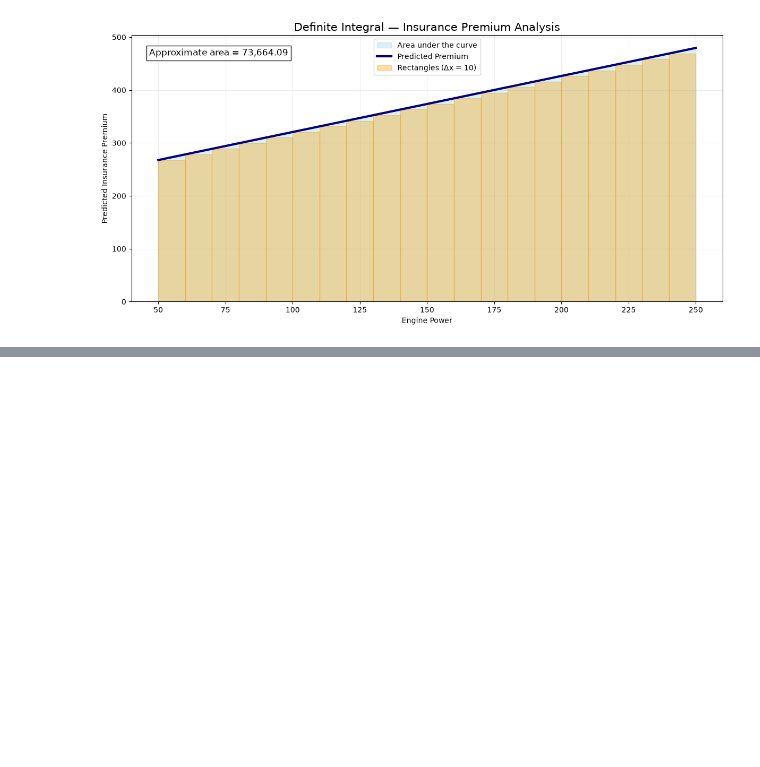
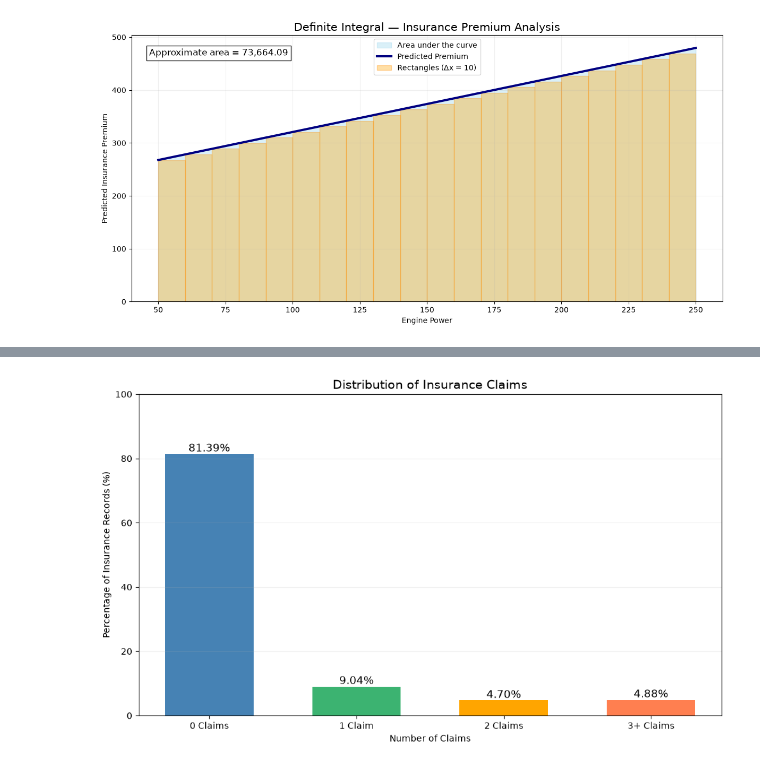
Before and after one commit to KaloyanBratovanov/motor_insurance_risk_analysis, a Jupyter notebook: motor_insurance_risk_analysis.ipynb, the cells around one changed output, grey strips where cells are left out. Cells and saved outputs as stored; diff of their text form; code cells hidden in the pictures; blank space fills up the shorter version.

Commit message:
Add probability and statistics analysis

```diff
--- a/motor_insurance_risk_analysis.ipynb
+++ b/motor_insurance_risk_analysis.ipynb
@@ -576,0 +614,17 @@ plt.show()
+# %%
+# Select records with available claim information
+claims_data = df['N_claims_year'].dropna()
+
+# Count records with at least one insurance claim
+claims_count = (claims_data > 0).sum()
+
+# Count all records with available claim information
+total_records = len(claims_data)
+
+# Calculate claim frequency
+claim_frequency = claims_count / total_records
+
+print(f"Total records: {total_records}")
+print(f"Records with claims: {claims_count}")
+print(f"Claim frequency: {claim_frequency:.4f}")
+print(f"Claim probability estimate: {claim_frequency:.2%}")
@@ -576,0 +648,42 @@ plt.show()
+# %%
+# Group insurance records by number of claims
+claim_groups = pd.cut(
+    claims_data,
+    bins=[-1, 0, 1, 2, float('inf')],
+    labels=['0 Claims', '1 Claim', '2 Claims', '3+ Claims']
+)
+
+# Calculate the percentage of records in each group
+claim_percentages = (
+    claim_groups.value_counts(sort=False) / total_records * 100
+)
+
+# Create the bar chart
+plt.figure(figsize=(10, 6))
+
+bars = plt.bar(
+    claim_percentages.index,
+    claim_percentages.values,
+    color=['steelblue', 'mediumseagreen', 'orange', 'coral'],
+    width=0.6
+)
+
+# Display percentages above the bars
+for bar in bars:
+    plt.text(
+        bar.get_x() + bar.get_width() / 2,
+        bar.get_height() + 0.8,
+        f'{bar.get_height():.2f}%',
+        ha='center',
+        fontsize=12
+    )
+
+plt.title('Distribution of Insurance Claims', fontsize=14)
+plt.xlabel('Number of Claims')
+plt.ylabel('Percentage of Insurance Records (%)')
+plt.ylim(0, 100)
+plt.grid(axis='y', alpha=0.2)
+plt.tight_layout()
+plt.show()
+# %% [output]
+[figure, added]
```
Also changed, not shown: parts of 19 cells of this notebook.
